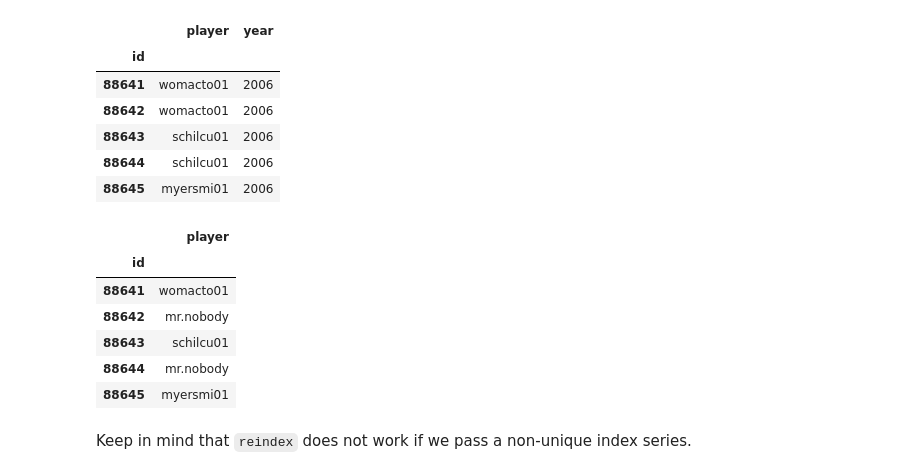
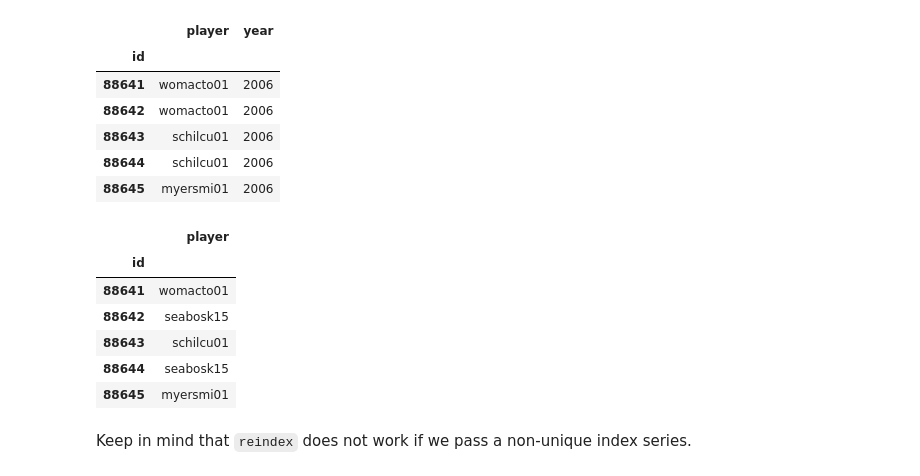
Before and after one commit to fonnesbeck/ngcm_pandas_course, a Jupyter notebook: notebooks/1.2 Introduction to Pandas.ipynb, the cells around one changed output. Drawn from its saved outputs; the diff is of its cells as text; code cells hidden in the pictures.

```diff
--- a/notebooks/1.2 Introduction to Pandas.ipynb
+++ b/notebooks/1.2 Introduction to Pandas.ipynb
@@ -1014,14 +1016,14 @@ baseball.reindex(id_range, method='ffill', columns=['player','year']).head()
 | 88644 | schilcu01 | 2006 |
 | 88645 | myersmi01 | 2006 |
 # %%
-baseball.reindex(id_range, fill_value='mr.nobody', columns=['player']).head()
+baseball.reindex(id_range, fill_value='seabosk15', columns=['player']).head()
 # %% [output]
 |  | player |
 | id |  |
 | 88641 | womacto01 |
-| 88642 | mr.nobody |
+| 88642 | seabosk15 |
 | 88643 | schilcu01 |
-| 88644 | mr.nobody |
+| 88644 | seabosk15 |
 | 88645 | myersmi01 |
 # %% [markdown]
 Keep in mind that `reindex` does not work if we pass a non-unique index series.
```
Also changed, not shown: parts of 78 cells of this notebook.
